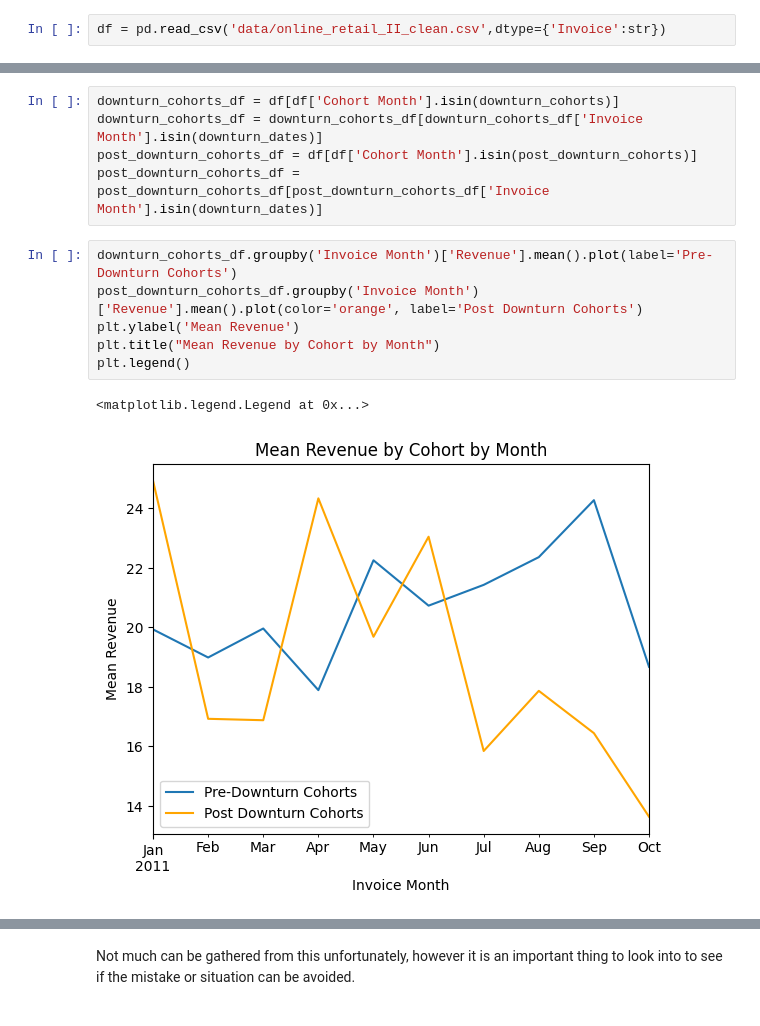
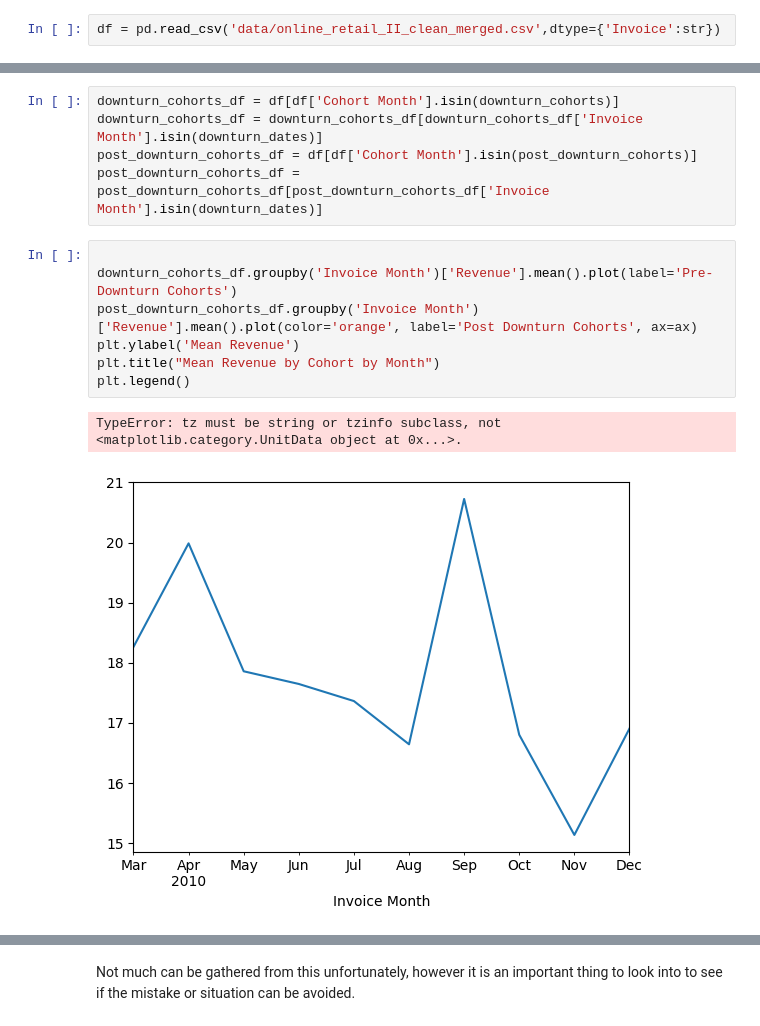
Before and after one commit to kacpersienkiewicz/Online-Retail-II, a Jupyter notebook: 02_eda.ipynb, the cells around one changed output, grey strips where cells are left out. Saved outputs shown, nothing was run; the diff lists cells and outputs as text.

```diff
--- a/02_eda.ipynb
+++ b/02_eda.ipynb
@@ -10,5 +11,5 @@ import datetime as dt
 # %%
-df = pd.read_csv('data/online_retail_II_clean.csv',dtype={'Invoice':str})
+df = pd.read_csv('data/online_retail_II_clean_merged.csv',dtype={'Invoice':str})
 # %%
 df.dtypes
 # %% [output]
@@ -600,12 +638,13 @@ downturn_cohorts_df = downturn_cohorts_df[downturn_cohorts_df['Invoice Month'].i
 post_downturn_cohorts_df = df[df['Cohort Month'].isin(post_downturn_cohorts)]
 post_downturn_cohorts_df = post_downturn_cohorts_df[post_downturn_cohorts_df['Invoice Month'].isin(downturn_dates)]
 # %%
+
 downturn_cohorts_df.groupby('Invoice Month')['Revenue'].mean().plot(label='Pre-Downturn Cohorts')
-post_downturn_cohorts_df.groupby('Invoice Month')['Revenue'].mean().plot(color='orange', label='Post Downturn Cohorts')
+post_downturn_cohorts_df.groupby('Invoice Month')['Revenue'].mean().plot(color='orange', label='Post Downturn Cohorts', ax=ax)
 plt.ylabel('Mean Revenue')
 plt.title("Mean Revenue by Cohort by Month")
 plt.legend()
 # %% [output]
-<matplotlib.legend.Legend at 0x...>
+TypeError: tz must be string or tzinfo subclass, not <matplotlib.category.UnitData object at 0x...>.
-[figure, old version]
+[figure, new version]
 # %%
```
Also changed, not shown: parts of 17 cells of this notebook, 1 other file.
